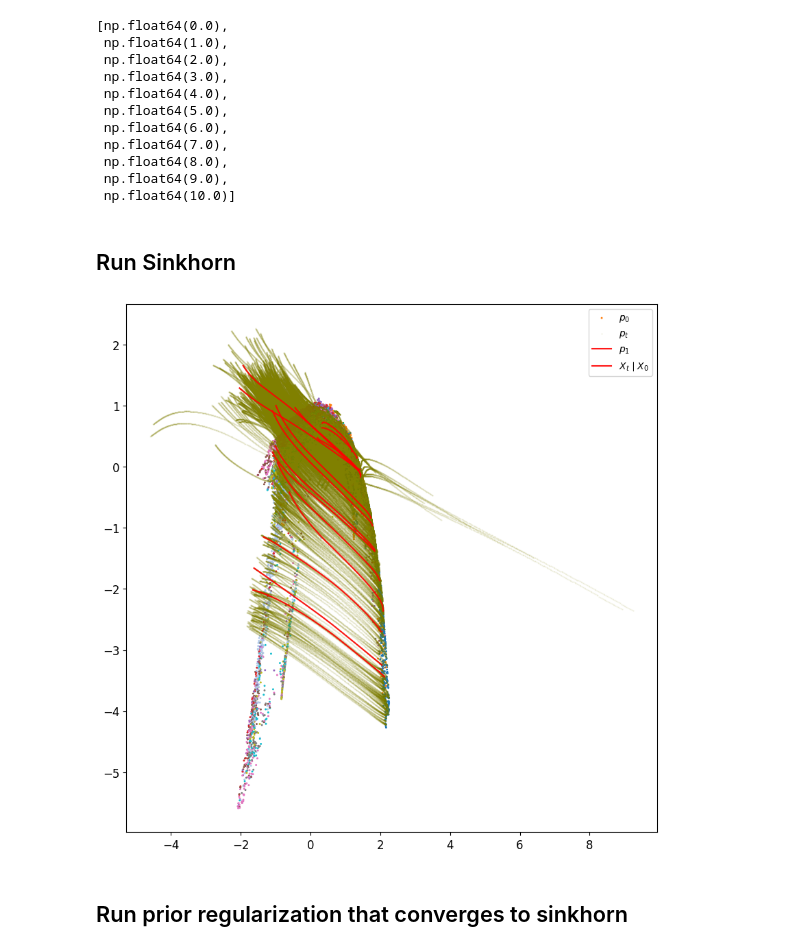
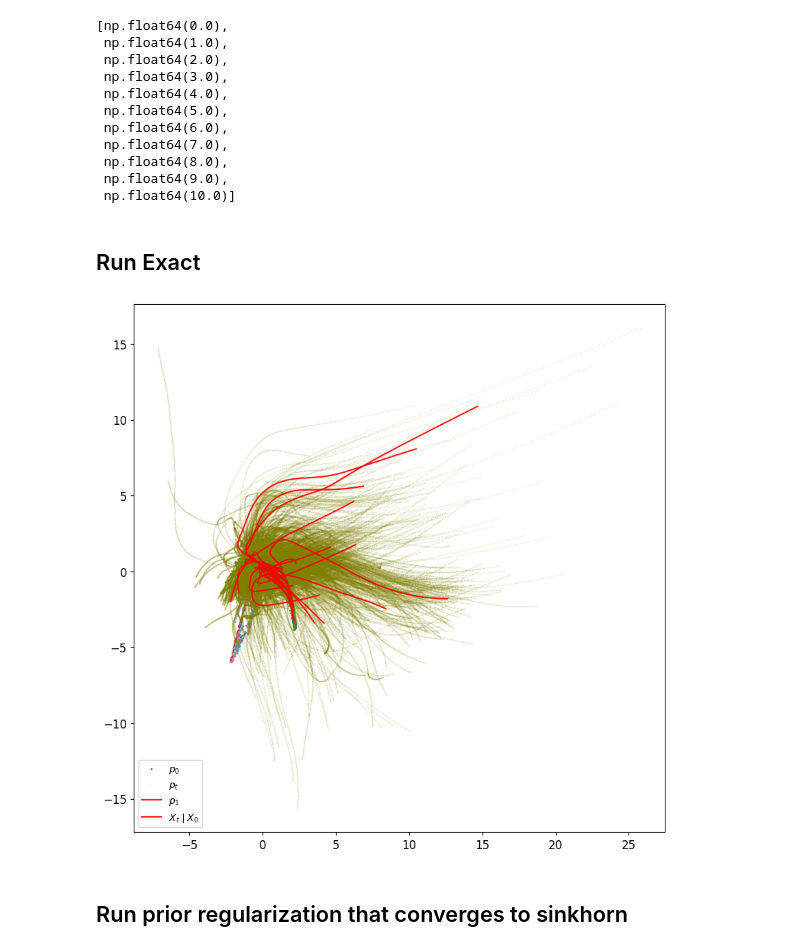
Before and after one commit to prior-ot-cfm/conditional-flow-matching, a Jupyter notebook: notebooks/test_ot_cfm.ipynb, the cells around one changed output. Saved outputs shown, nothing was run; the diff lists cells and outputs as text; code cells hidden in the pictures.

```diff
--- a/notebooks/test_ot_cfm.ipynb
+++ b/notebooks/test_ot_cfm.ipynb
@@ -156,32 +158,36 @@ def get_batch(FM, X, batch_size, n_times, return_noise=False):
+# %%
+def train_model(ot_cfm_optimizer, FM, batch_size, n_times, X, ot_cfm_model, max_iters=10000):
+    for i in tqdm(range(10000)):
+        ot_cfm_optimizer.zero_grad()
+        t, xt, ut = get_batch(FM, X, batch_size, n_times)
+        vt = ot_cfm_model(torch.cat([xt, t[:, None]], dim=-1))
+        loss = torch.mean((vt - ut) ** 2)
+        loss.backward()
+        ot_cfm_optimizer.step()
+# %%
+def plot_node_path(ot_cfm_model, X):
+    node = NeuralODE(torch_wrapper(ot_cfm_model), solver="dopri5", sensitivity="adjoint")
+    with torch.no_grad():
+        traj = node.trajectory(
+            torch.from_numpy(X[0][:1000]).float().to(device),
+            t_span=torch.linspace(0, n_times - 1, 400),
+        ).cpu()
+        plot_trajectories(traj.cpu().numpy())
 # %% [markdown]
-## Run Sinkhorn
+## Run Exact
 # %%
-use_cuda = torch.cuda.is_available()
-device = torch.device("cuda" if use_cuda else "cpu")
-batch_size = 256
+
 sigma = 0.2
 dim = adata.obsm["X_phate_standardized"].shape[1]
 ot_cfm_model = MLP(dim=dim, time_varying=True, w=64).to(device)
 ot_cfm_optimizer = torch.optim.Adam(ot_cfm_model.parameters(), 1e-4)
-FM = ExactOptimalTransportConditionalFlowMatcher(sigma=sigma, method="sinkhorn")
+FM = ExactOptimalTransportConditionalFlowMatcher(sigma=sigma, method="exact")
 # %%
-for i in tqdm(range(10000)):
-    ot_cfm_optimizer.zero_grad()
-    t, xt, ut = get_batch(FM, X, batch_size, n_times)
-    vt = ot_cfm_model(torch.cat([xt, t[:, None]], dim=-1))
-    loss = torch.mean((vt - ut) ** 2)
-    loss.backward()
-    ot_cfm_optimizer.step()
+train_model(ot_cfm_optimizer, FM, batch_size, n_times, X, ot_cfm_model, max_iters=10000)
 # %%
-node = NeuralODE(torch_wrapper(ot_cfm_model), solver="dopri5", sensitivity="adjoint")
-with torch.no_grad():
-    traj = node.trajectory(
-        torch.from_numpy(X[0][:1000]).float().to(device),
-        t_span=torch.linspace(0, n_times - 1, 400),
-    ).cpu()
-    plot_trajectories(traj.cpu().numpy())
+plot_node_path(ot_cfm_model, X)
 # %% [output]
-[figure, old version]
+[figure, new version]
 # %% [markdown]
 ## Run prior regularization that converges to sinkhorn
 # %%
```
Also changed, not shown: parts of 12 cells of this notebook, 1 other file.
